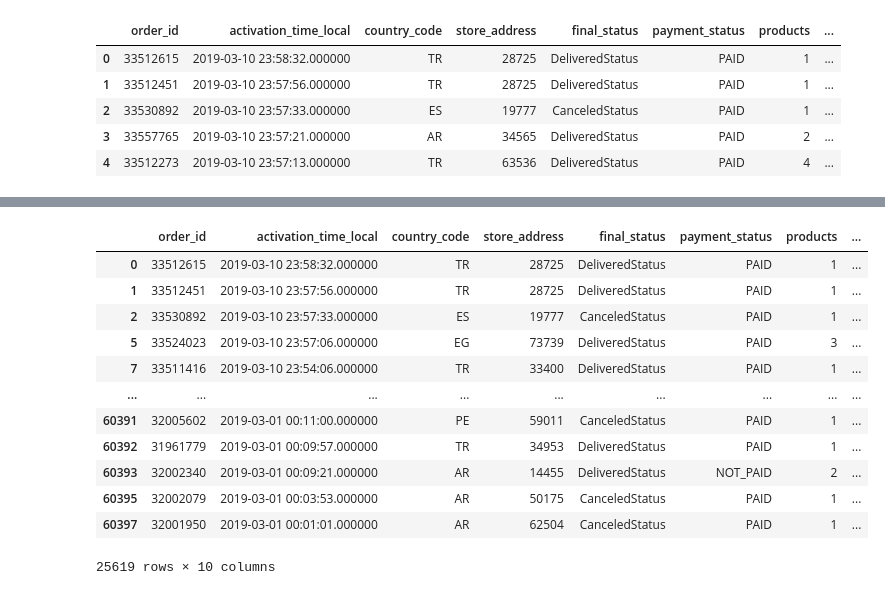
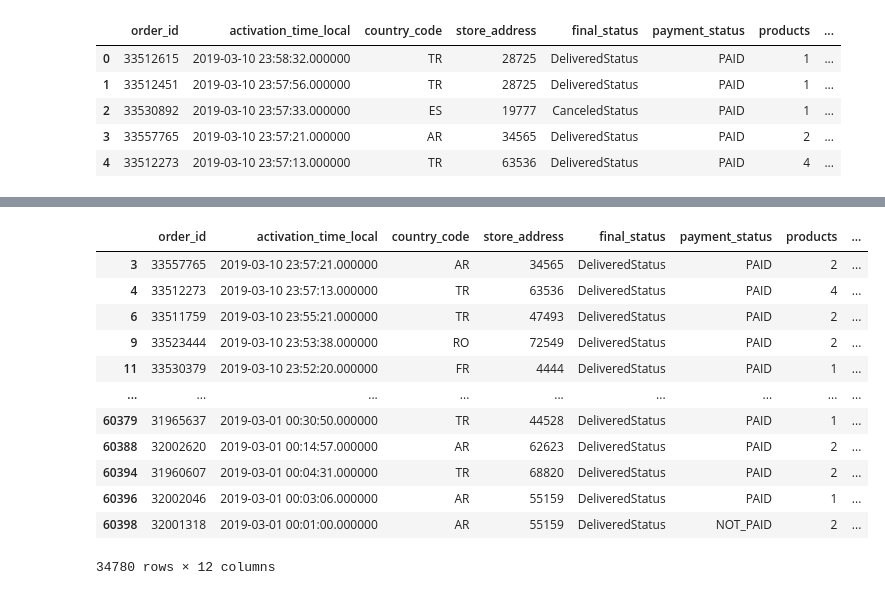
Before and after one commit to leoolessa/ela, a Jupyter notebook: leo.ipynb, the cells around one changed output, grey strips where cells are left out. Cells and saved outputs as stored; diff of their text form; code cells hidden in the pictures.

```diff
--- a/leo.ipynb
+++ b/leo.ipynb
@@ -101,0 +98,14 @@ new_orders.head()
+# %%
+new_orders["incremental"] = new_orders.apply(lambda row: incremental(row["products_total"], row["purchase_total_price"]), axis=1)
+# %%
+new_orders['authorization_status'] = 'Correctly Authorized'
+new_orders.loc[new_orders['products_total'] < new_orders['purchase_total_price'], 'authorization_status'] = 'Under-Authorized'
+# Calculate the original percentage of under-authorized orders
+original_under_authorized_percentage = (new_orders['authorization_status'] == 'Under-Authorized').mean()
+# Incremental authorization thresholds (adjust as needed)
+authorization_thresholds = [1.0]
+# Simulate the impact of incremental authorization
+for threshold in authorization_thresholds:
+    simulated_correctly_authorized = (new_orders['products_total'] * threshold >= new_orders['purchase_total_price'])
+    simulated_correctly_authorized_percentage = simulated_correctly_authorized.mean()
+    print(f"With {threshold * 100:.2f}% incremental authorization, the percentage of correctly authorized orders is: {simulated_correctly_authorized_percentage:.2f}")
@@ -101,0 +114,9 @@ new_orders.head()
+# %%
+new_orders['authorization_status'] = 'Correctly Authorized'
+new_orders.loc[new_orders['products_total'] < new_orders['purchase_total_price'], 'authorization_status'] = 'Under-Authorized'
+# Calculate the original percentage of under-authorized orders
+original_under_authorized_percentage = (new_orders['authorization_status'] == 'Under-Authorized').mean()
+# Simulate the impact of a 20% increase in the authorized amount
+simulated_correctly_authorized = (1.2 * new_orders['products_total'] >= new_orders['purchase_total_price'])
+simulated_correctly_authorized_percentage = simulated_correctly_authorized.mean()
+print(f"With a 20% increase in the authorized amount, the percentage of correctly authorized orders is: {simulated_correctly_authorized_percentage:.2f}")
@@ -102,17 +141,17 @@ new_orders.head()
 # %%
-conditional = new_orders[new_orders['authorized'] == 1]
+conditional = new_orders[new_orders['authorized'] == 0]
 conditional
 # %% [output]
 |  | order_id | activation_time_local | country_code | store_address | final_status | payment_status | products | ... |
-| 0 | 33512615 | 2019-03-10 23:58:32.000000 | TR | 28725 | DeliveredStatus | PAID | 1 | ... |
-| 1 | 33512451 | 2019-03-10 23:57:56.000000 | TR | 28725 | DeliveredStatus | PAID | 1 | ... |
-| 2 | 33530892 | 2019-03-10 23:57:33.000000 | ES | 19777 | CanceledStatus | PAID | 1 | ... |
-| 5 | 33524023 | 2019-03-10 23:57:06.000000 | EG | 73739 | DeliveredStatus | PAID | 3 | ... |
-| 7 | 33511416 | 2019-03-10 23:54:06.000000 | TR | 33400 | DeliveredStatus | PAID | 1 | ... |
+| 3 | 33557765 | 2019-03-10 23:57:21.000000 | AR | 34565 | DeliveredStatus | PAID | 2 | ... |
+| 4 | 33512273 | 2019-03-10 23:57:13.000000 | TR | 63536 | DeliveredStatus | PAID | 4 | ... |
+| 6 | 33511759 | 2019-03-10 23:55:21.000000 | TR | 47493 | DeliveredStatus | PAID | 2 | ... |
+| 9 | 33523444 | 2019-03-10 23:53:38.000000 | RO | 72549 | DeliveredStatus | PAID | 2 | ... |
+| 11 | 33530379 | 2019-03-10 23:52:20.000000 | FR | 4444 | DeliveredStatus | PAID | 1 | ... |
 | ... | ... | ... | ... | ... | ... | ... | ... | ... |
-| 60391 | 32005602 | 2019-03-01 00:11:00.000000 | PE | 59011 | CanceledStatus | PAID | 1 | ... |
-| 60392 | 31961779 | 2019-03-01 00:09:57.000000 | TR | 34953 | DeliveredStatus | PAID | 1 | ... |
-| 60393 | 32002340 | 2019-03-01 00:09:21.000000 | AR | 14455 | DeliveredStatus | NOT_PAID | 2 | ... |
-| 60395 | 32002079 | 2019-03-01 00:03:53.000000 | AR | 50175 | CanceledStatus | PAID | 1 | ... |
-| 60397 | 32001950 | 2019-03-01 00:01:01.000000 | AR | 62504 | CanceledStatus | PAID | 1 | ... |
+| 60379 | 31965637 | 2019-03-01 00:30:50.000000 | TR | 44528 | DeliveredStatus | PAID | 1 | ... |
+| 60388 | 32002620 | 2019-03-01 00:14:57.000000 | AR | 62623 | DeliveredStatus | PAID | 2 | ... |
+| 60394 | 31960607 | 2019-03-01 00:04:31.000000 | TR | 68820 | DeliveredStatus | PAID | 2 | ... |
+| 60396 | 32002046 | 2019-03-01 00:03:06.000000 | AR | 55159 | DeliveredStatus | PAID | 1 | ... |
+| 60398 | 32001318 | 2019-03-01 00:01:00.000000 | AR | 55159 | DeliveredStatus | NOT_PAID | 2 | ... |
-25619 rows × 10 columns
+34780 rows × 12 columns
```
Also changed, not shown: parts of 10 cells of this notebook.
